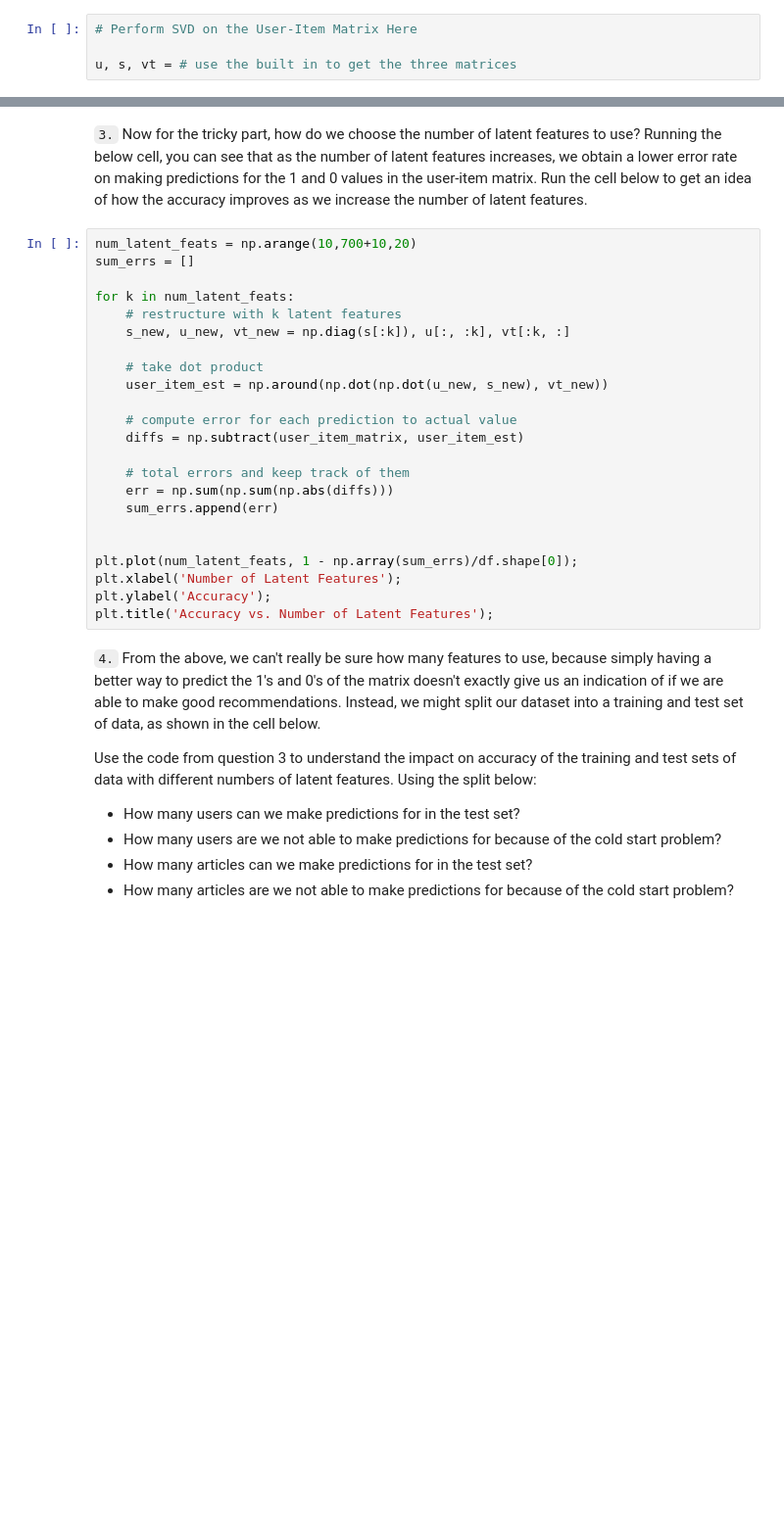
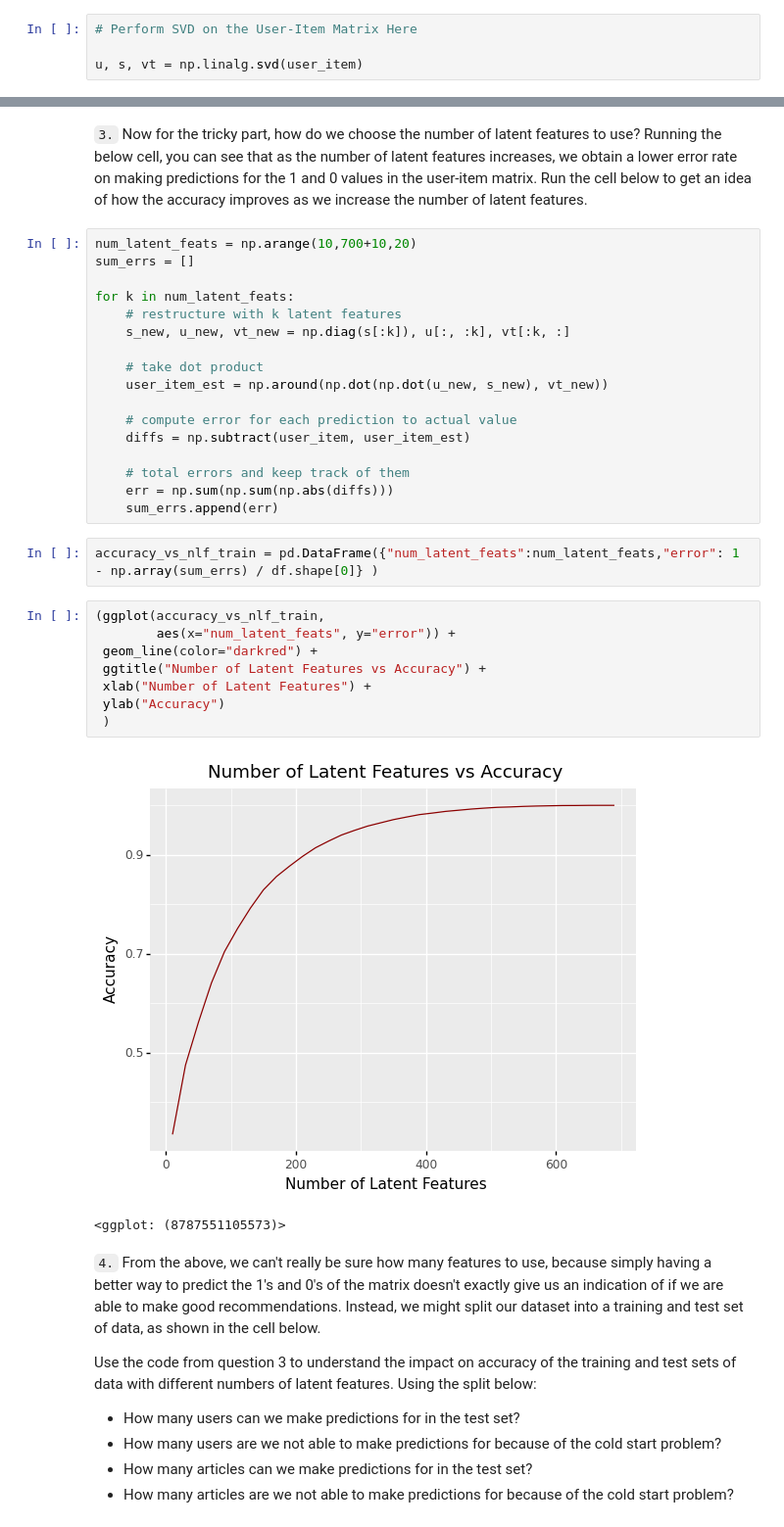
Before and after one commit to tugberkcapraz/ibm_recommender, a Jupyter notebook: Recommendations_with_IBM.ipynb, the cells around one changed output, grey strips where cells are left out. Shown: that part at 98% size. Cells and saved outputs as stored; diff of their text form; blank space fills up the shorter version.

```diff
--- a/Recommendations_with_IBM.ipynb
+++ b/Recommendations_with_IBM.ipynb
@@ -805,4 +866,4 @@ user_item_matrix.head()
 # %%
 # Perform SVD on the User-Item Matrix Here
 
-u, s, vt = # use the built in to get the three matrices
+u, s, vt = np.linalg.svd(user_item)
@@ -822,17 +885,24 @@ for k in num_latent_feats:
     user_item_est = np.around(np.dot(np.dot(u_new, s_new), vt_new))
 
     # compute error for each prediction to actual value
-    diffs = np.subtract(user_item_matrix, user_item_est)
+    diffs = np.subtract(user_item, user_item_est)
 
     # total errors and keep track of them
     err = np.sum(np.sum(np.abs(diffs)))
     sum_errs.append(err)
-
-
-plt.plot(num_latent_feats, 1 - np.array(sum_errs)/df.shape[0]);
-plt.xlabel('Number of Latent Features');
-plt.ylabel('Accuracy');
-plt.title('Accuracy vs. Number of Latent Features');
+# %%
+accuracy_vs_nlf_train = pd.DataFrame({"num_latent_feats":num_latent_feats,"error": 1 - np.array(sum_errs) / df.shape[0]} )
+# %%
+(ggplot(accuracy_vs_nlf_train,
+        aes(x="num_latent_feats", y="error")) +
+ geom_line(color="darkred") +
+ ggtitle("Number of Latent Features vs Accuracy") +
+ xlab("Number of Latent Features") +
+ ylab("Accuracy")
+ )
+# %% [output]
+[figure, added]
+<ggplot: (8787551105573)>
 # %% [markdown]
 `4.` From the above, we can't really be sure how many features to use, because simply having a better way to predict the 1's and 0's of the matrix doesn't exactly give us an indication of if we are able to make good recommendations.  Instead, we might split our dataset into a training and test set of data, as shown in the cell below.
 
```
Also changed, not shown: parts of 46 cells of this notebook, 3 other files.
